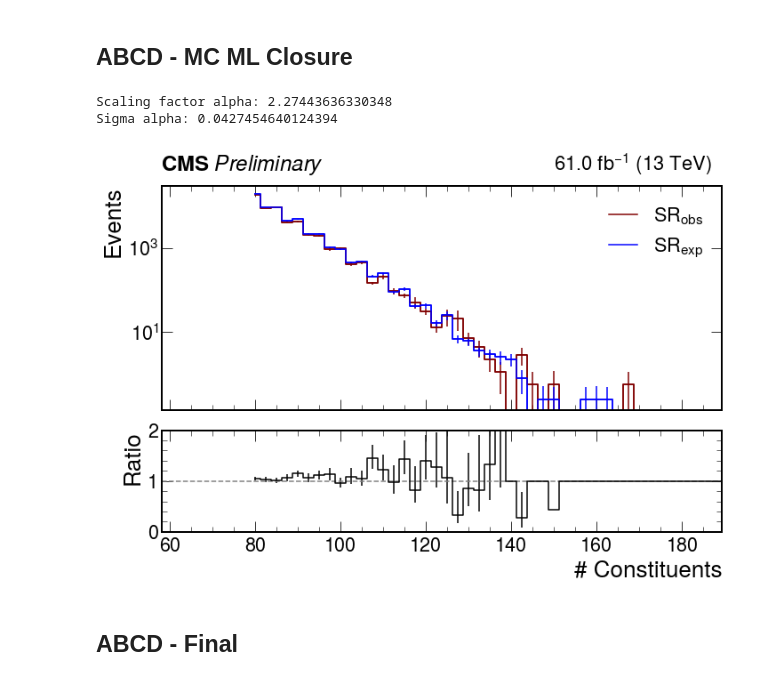
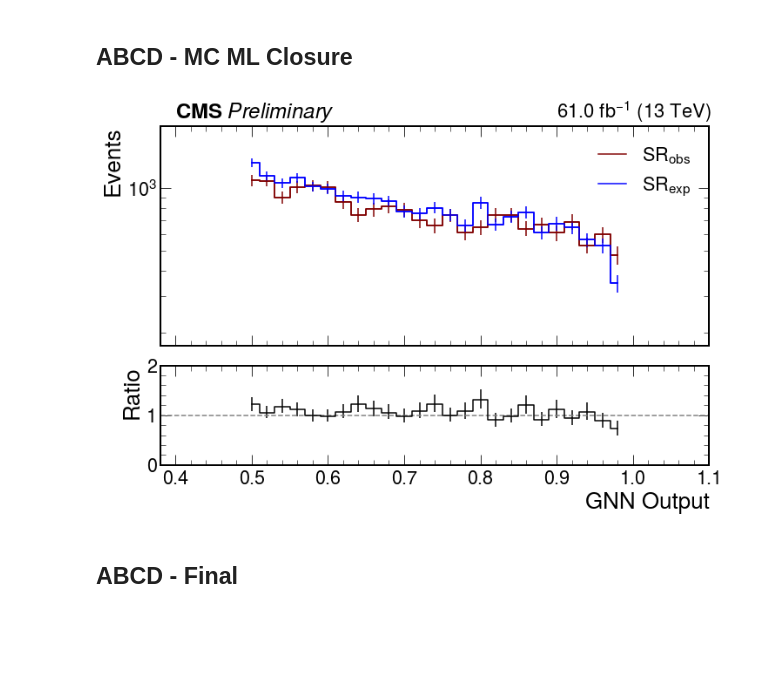
Before and after one commit to SUEPPhysics/SUEPCoffea_dask, a Jupyter notebook: plotting/paper_plots.ipynb, the cells around one changed output. Drawn from its saved outputs; the diff is of its cells as text; code cells hidden in the pictures; blank space fills up the shorter version.

Commit message:
updated AN plots notebook

```diff
--- a/plotting/paper_plots.ipynb
+++ b/plotting/paper_plots.ipynb
@@ -48,9 +48,9 @@ if not os.path.isdir(output_label):
 plotDir = '/work/submit/{}/SUEP/outputs/'.format(os.environ['USER'])
 infile_names = glob.glob(plotDir+'*.pkl')
 
-offline_files_SUEP = [f for f in infile_names if "inference6.pkl" in f and ('SUEP-m' in f)]
+offline_files_SUEP = [f for f in infile_names if "inference7_unblindISR.pkl" in f and ('SUEP-m' in f)]
 plots_SUEP = loader(offline_files_SUEP, apply_lumis=True, exclude_low_bins=True)
-offline_files_2018 = [f for f in infile_names if "inference6.pkl" in f and ('20UL18' in f or 'Run2018' in f)]
+offline_files_2018 = [f for f in infile_names if "inference7_unblindISR.pkl" in f and ('20UL18' in f or 'Run2018' in f)]
 plots_2018 = loader(offline_files_2018, apply_lumis=True, exclude_low_bins=True)
 offline_files_2017 = [f for f in infile_names if "inference6.pkl" in f and ('20UL17' in f or 'Run2017' in f)]
 plots_2017 = loader(offline_files_2017, apply_lumis=True, exclude_low_bins=True)
@@ -330,51 +383,33 @@ Sigma alpha: 0.0427454640124394
 # %% [markdown]
 ## ABCD - MC ML Closure
 # %%
-plot_label = '2D_SUEP_S1_vs_SUEP_nconst_Cluster'
-abcd = plots['QCD_HT_2018'][plot_label]
+plot_label = '2D_SUEP_S1_vs_single_l5_bPfcand_S1_SUEPtracks_GNN'
+year = '2018'
+abcd = plots['QCD_HT_'+year][plot_label]
 
-# 2D_SUEP_S1_vs_SUEP_nconst_Cluster
-# 2D_ISR_S1_vs_ISR_nconst_ClusterInverted
-xregions = [0.35j, 0.4j, 0.5j, 1.0j]
-yregions = [10j, 40j, 80j, 300j]
+xregions = [0.3j, 0.4j, 0.5j, 1.0j]
+yregions = [0.0j, 0.5j, 1.0j]
 
-# 2D_SUEP_S1_vs_SUEP_nconst_Cluster
-# 2D_ISR_S1_vs_ISR_nconst_ClusterInverted
-# xregions = [0.35j, 0.4j, 0.5j, 1.0j]
-# yregions = [20j, 40j, 60j, 300j]
+SR, SR_exp = ABCD_6regions(abcd, xregions, yregions, sum_var='x')
 
-# 2D_ISR_S1_ISR_nconst_CL
-# xregions = [0.35j, 0.4j, 0.5j, 1.0j]
-# yregions = [0.0j, 30j, 60j, 300j]
+SR = SR[::2j]
+SR_exp = SR_exp[::2j]
 
-# 2D_SUEP_S1_SUEP_nconst_CL (scouting)
-# xregions = [0.35j, 0.4j, 0.5j, 1.0j]
-# yregions = [10.0j, 35j, 60j, 300j]
-
-SR, SR_exp, alpha, sigma_alpha = ABCD_9regions_errorProp(abcd, xregions, yregions, sum_var='x')
-
-print("Scaling factor alpha:", alpha)
-print("Sigma alpha:", sigma_alpha)
-
-# use the custom plot_ratio
-# the hist implementation used elsewhere in the notebook doesn't use the
-# errors in the hists' bins to calculate the errors in the ratio plot
 fig, axs, _ = plot_ratio(SR_exp, SR, label1="$SR_{obs}$", label2="$SR_{exp}$")
 _ = axs[1].set_ylim(0,2)
 _ = axs[0].legend()
 cms = axs[0].text(
-        58, 70000., u"CMS $\it{Preliminary}$",
-        fontsize=24, fontweight='bold',
-    )
+    0.4, 2200., u"CMS $\it{Preliminary}$",
+    fontsize=24, fontweight='bold',
+)
 lumi = axs[0].text(
-        150, 70000., r"%.1f fb$^{-1}$ (13 TeV)" % round(lumis[year]/1000,1),
-        fontsize=22,
-    )
+    0.9, 2200., r"%.1f fb$^{-1}$ (13 TeV)" % round(lumis[year]/1000,1),
+    fontsize=22,
+)
+plt.savefig(AN_label.format("ML_closure_"+year))
 plt.savefig(output_label+"ML_closure_"+year+file_ext)
 # %% [output]
-Scaling factor alpha: 2.27443636330348
-Sigma alpha: 0.0427454640124394
-[figure, old version]
+[figure, new version]
 # %% [markdown]
 ## ABCD - Final
 # %%
```
Also changed, not shown: parts of 11 cells of this notebook, 1 other file.
